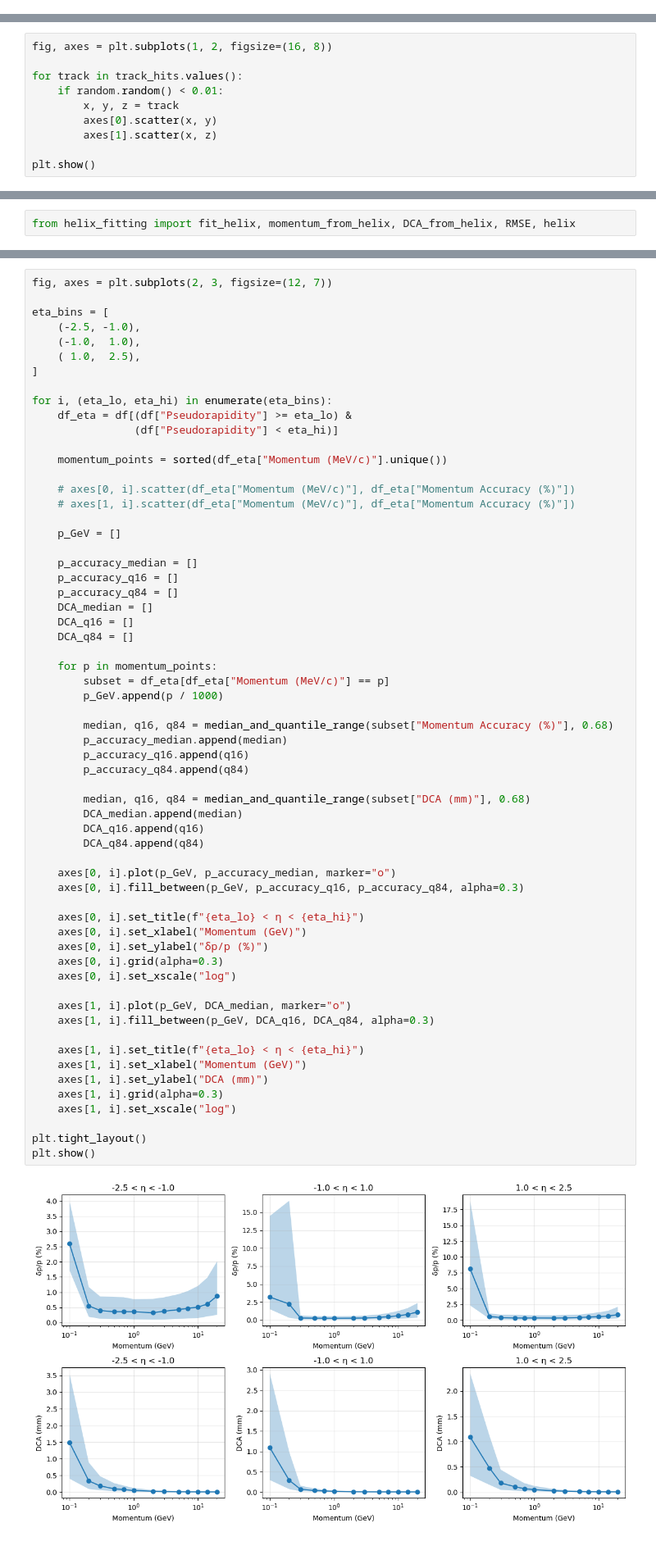
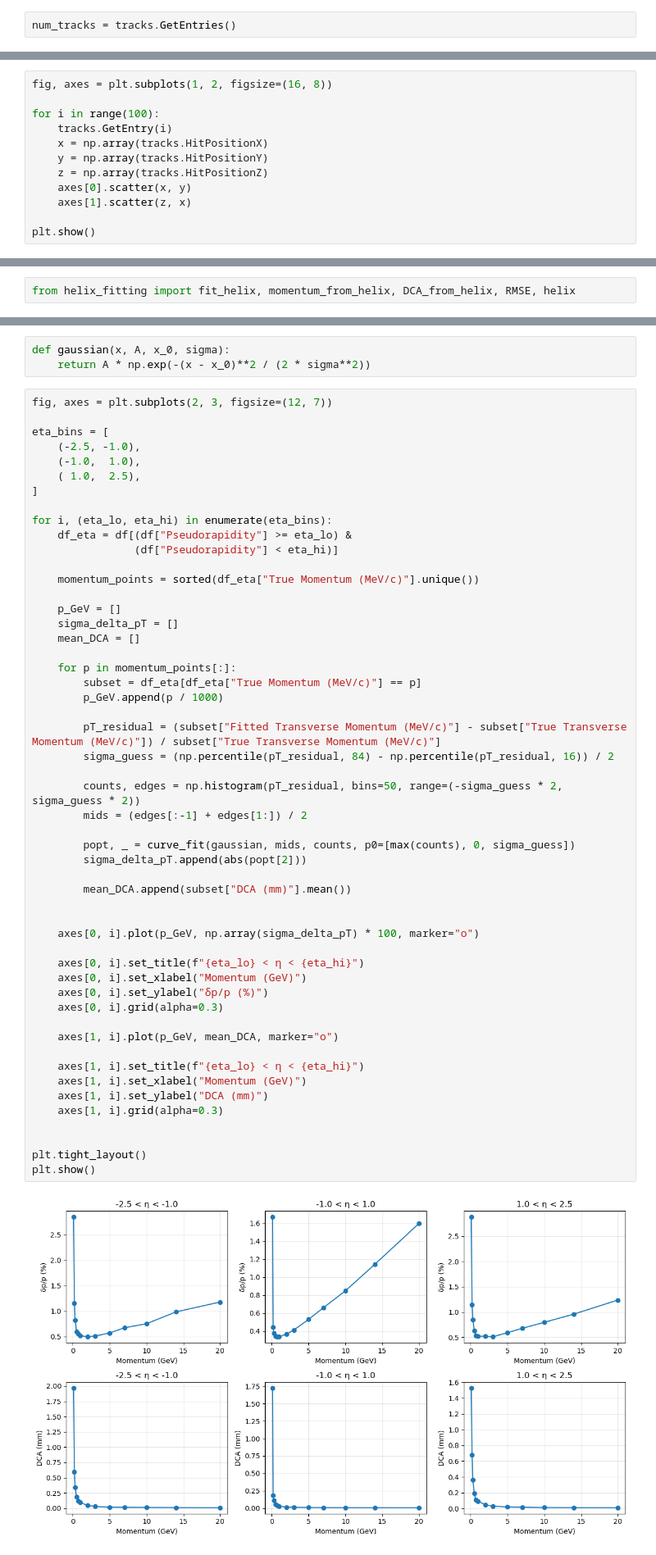
Before and after one commit to P4GAN/B8_Project, a Jupyter notebook: Analysis/track_analysis.ipynb, the cells around one changed output, grey strips where cells are left out. Shown at 82% size. Cells and saved outputs as stored; diff of their text form.

```diff
--- a/Analysis/track_analysis.ipynb
+++ b/Analysis/track_analysis.ipynb
@@ -74,3 +33,5 @@ import random
+# %%
+num_tracks = tracks.GetEntries()
 # %%
 fig = plt.figure(figsize=(10, 8))
 ax = fig.add_subplot(111, projection='3d')
@@ -90,11 +53,13 @@ plt.show()
 # %%
 fig, axes = plt.subplots(1, 2, figsize=(16, 8))
 
-for track in track_hits.values():
-    if random.random() < 0.01:
-        x, y, z = track
-        axes[0].scatter(x, y)
-        axes[1].scatter(x, z)
+for i in range(100):
+    tracks.GetEntry(i)
+    x = np.array(tracks.HitPositionX)
+    y = np.array(tracks.HitPositionY)
+    z = np.array(tracks.HitPositionZ)
+    axes[0].scatter(x, y)
+    axes[1].scatter(z, x)
 
 plt.show()
 # %% [output]
@@ -192,3 +153,6 @@ def median_and_quantile_range(data, quantile_range):
+# %%
+def gaussian(x, A, x_0, sigma):
+    return A * np.exp(-(x - x_0)**2 / (2 * sigma**2))
 # %%
 fig, axes = plt.subplots(2, 3, figsize=(12, 7))
 
@@ -197,61 +161,52 @@ eta_bins = [
     (-1.0,  1.0),
     ( 1.0,  2.5),
 ]
 
 for i, (eta_lo, eta_hi) in enumerate(eta_bins):
     df_eta = df[(df["Pseudorapidity"] >= eta_lo) &
                 (df["Pseudorapidity"] < eta_hi)]
 
-    momentum_points = sorted(df_eta["Momentum (MeV/c)"].unique())
-
-    # axes[0, i].scatter(df_eta["Momentum (MeV/c)"], df_eta["Momentum Accuracy (%)"])
-    # axes[1, i].scatter(df_eta["Momentum (MeV/c)"], df_eta["Momentum Accuracy (%)"])
+    momentum_points = sorted(df_eta["True Momentum (MeV/c)"].unique())
 
     p_GeV = []
+    sigma_delta_pT = []
+    mean_DCA = []
 
-    p_accuracy_median = []
-    p_accuracy_q16 = []
-    p_accuracy_q84 = []
-    DCA_median = []
-    DCA_q16 = []
-    DCA_q84 = []
-
-    for p in momentum_points:
-        subset = df_eta[df_eta["Momentum (MeV/c)"] == p]
+    for p in momentum_points[:]:
+        subset = df_eta[df_eta["True Momentum (MeV/c)"] == p]
         p_GeV.append(p / 1000)
 
-        median, q16, q84 = median_and_quantile_range(subset["Momentum Accuracy (%)"], 0.68)
-        p_accuracy_median.append(median)
-        p_accuracy_q16.append(q16)
-        p_accuracy_q84.append(q84)
+        pT_residual = (subset["Fitted Transverse Momentum (MeV/c)"] - subset["True Transverse Momentum (MeV/c)"]) / subset["True Transverse Momentum (MeV/c)"]
+        sigma_guess = (np.percentile(pT_residual, 84) - np.percentile(pT_residual, 16)) / 2
 
-        median, q16, q84 = median_and_quantile_range(subset["DCA (mm)"], 0.68)
-        DCA_median.append(median)
-        DCA_q16.append(q16)
-        DCA_q84.append(q84)
+        counts, edges = np.histogram(pT_residual, bins=50, range=(-sigma_guess * 2, sigma_guess * 2))
+        mids = (edges[:-1] + edges[1:]) / 2
 
-    axes[0, i].plot(p_GeV, p_accuracy_median, marker="o")
-    axes[0, i].fill_between(p_GeV, p_accuracy_q16, p_accuracy_q84, alpha=0.3)
+        popt, _ = curve_fit(gaussian, mids, counts, p0=[max(counts), 0, sigma_guess])
+        sigma_delta_pT.append(abs(popt[2]))
+
+        mean_DCA.append(subset["DCA (mm)"].mean())
+
+
+    axes[0, i].plot(p_GeV, np.array(sigma_delta_pT) * 100, marker="o")
 
     axes[0, i].set_title(f"{eta_lo} < η < {eta_hi}")
     axes[0, i].set_xlabel("Momentum (GeV)")
     axes[0, i].set_ylabel("δp/p (%)")
     axes[0, i].grid(alpha=0.3)
-    axes[0, i].set_xscale("log")
 
-    axes[1, i].plot(p_GeV, DCA_median, marker="o")
-    axes[1, i].fill_between(p_GeV, DCA_q16, DCA_q84, alpha=0.3)
+    axes[1, i].plot(p_GeV, mean_DCA, marker="o")
 
     axes[1, i].set_title(f"{eta_lo} < η < {eta_hi}")
     axes[1, i].set_xlabel("Momentum (GeV)")
     axes[1, i].set_ylabel("DCA (mm)")
     axes[1, i].grid(alpha=0.3)
-    axes[1, i].set_xscale("log")
+
 
 plt.tight_layout()
 plt.show()
 # %% [output]
-[figure, old version]
+[figure, new version]
 # %%
 fig, axes = plt.subplots(2, 3, figsize=(12, 7))
 
```
Also changed, not shown: parts of 16 cells of this notebook, 15 other files.
